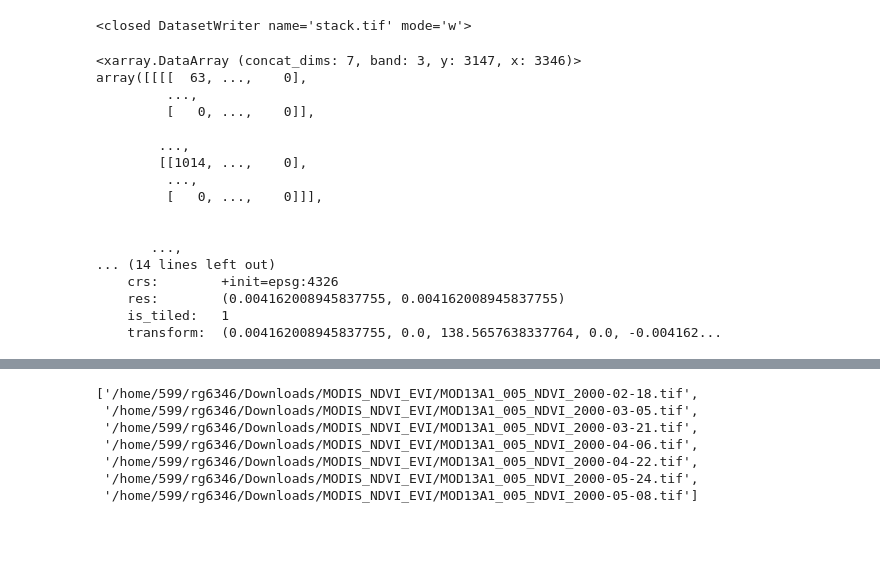
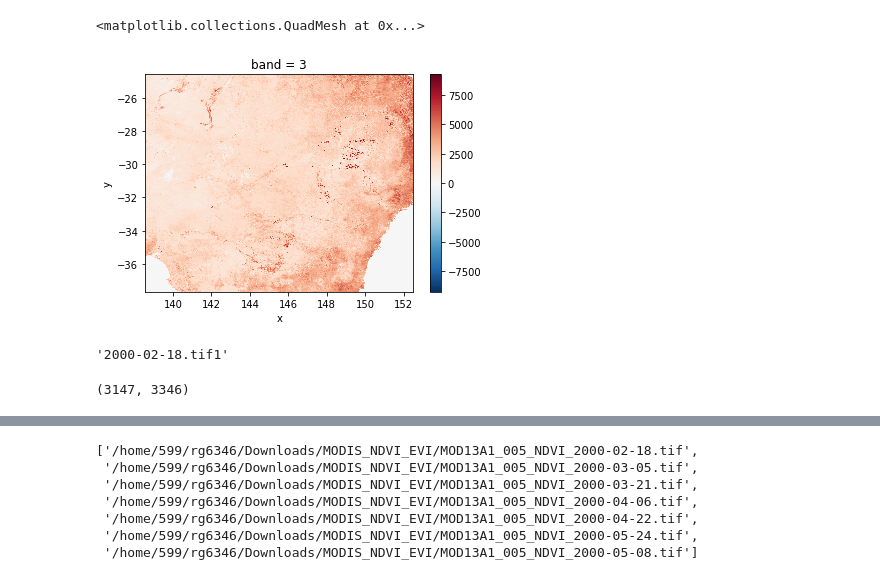
Before and after one commit to ozewex/team-drip, a Jupyter notebook: notebooks/gr/GR_TIFf2TS_NDVI_EVI.ipynb, the cells around one changed output, grey strips where cells are left out. Cells and saved outputs as stored; diff of their text form; code cells hidden in the pictures; blank space fills up the shorter version.

Commit message:
update_ndvi_evi_seperate

```diff
--- a/notebooks/gr/GR_TIFf2TS_NDVI_EVI.ipynb
+++ b/notebooks/gr/GR_TIFf2TS_NDVI_EVI.ipynb
@@ -76,6 +46,0 @@ with rasterio.open('stack.tif', 'w', **meta) as dst:
-# %%
-dst
-#tifs
-#file_list
-# %% [output]
-<closed DatasetWriter name='stack.tif' mode='w'>
@@ -84,21 +47,46 @@ import xarray as xr
-# %%
-all_tifs = xr.concat(xr.open_rasterio(tif) for tif in tifs)
-all_tifs
-# %% [output]
-<xarray.DataArray (concat_dims: 7, band: 3, y: 3147, x: 3346)>
-array([[[[  63, ...,    0],
-         ...,
-         [   0, ...,    0]],
-
-        ...,
-        [[1014, ...,    0],
-         ...,
-         [   0, ...,    0]]],
-
-
-       ...,
-... (14 lines left out)
-    crs:        +init=epsg:4326
-    res:        (0.004162008945837755, 0.004162008945837755)
-    is_tiled:   1
-    transform:  (0.004162008945837755, 0.0, 138.5657638337764, 0.0, -0.004162...
+# %%
+import gdal, ogr, os, osr
+import numpy as np
+
+
+def array2raster(newRasterfn,rasterOrigin,pixelWidth,pixelHeight,array):
+    cols = array.shape[1]
+    rows = array.shape[0]
+    originX = rasterOrigin[0]
+    originY = rasterOrigin[1]
+    driver = gdal.GetDriverByName('GTiff')
+    outRaster = driver.Create(newRasterfn, cols, rows, 1, gdal.GDT_Byte)
+    outRaster.SetGeoTransform((originX, pixelWidth, 0, originY, 0, pixelHeight))
+    outband = outRaster.GetRasterBand(1)
+    outband.WriteArray(array)
+    outRasterSRS = osr.SpatialReference()
+    outRasterSRS.ImportFromEPSG(4326)
+    outRaster.SetProjection(outRasterSRS.ExportToWkt())
+    outband.FlushCache()
+
+
+def main(newRasterfn,rasterOrigin,pixelWidth,pixelHeight,array):
+    reversed_arr = array[::-1] # reverse array so the tif looks like the array
+    array2raster(newRasterfn,rasterOrigin,pixelWidth,pixelHeight,reversed_arr) # convert array to raster
+# %%
+for tif in tifs:
+#     print(tif)
+    a=xr.open_rasterio(tif)
+    for band in [1,2]:
+        aa=a.isel(band=band)
+#         print(aa)
+        dirstr = '/g/data/oe9/user/rg6346/STACT_TIF'
+        name_ndvi=dirstr +'/NDVI-'+str(band)+'-'+tif.split('_')[5]
+#         print(name_ndvi)
+        array2raster(rasterOrigin=[138.6,-24.59],pixelHeight=0.004162008945837755,pixelWidth=0.004162008945837755,newRasterfn=name_ndvi,array=aa.values)
+# %%
+# plot the last band in the last tif file
+%matplotlib inline
+aa.plot()
+# %% [output]
+<matplotlib.collections.QuadMesh at 0x...>
+[figure, added]
+# %%
+tifs[0].split('_')[5]+str(1)
+# %% [output]
+'2000-02-18.tif1'
@@ -104,0 +95,6 @@ array([[[[  63, ...,    0],
+# %%
+a=all_tifs.isel(band=1,concat_dims=1)
+aa=a.values
+aa.shape
+# %% [output]
+(3147, 3346)
```
Also changed, not shown: parts of 14 cells of this notebook, 1 other file.
